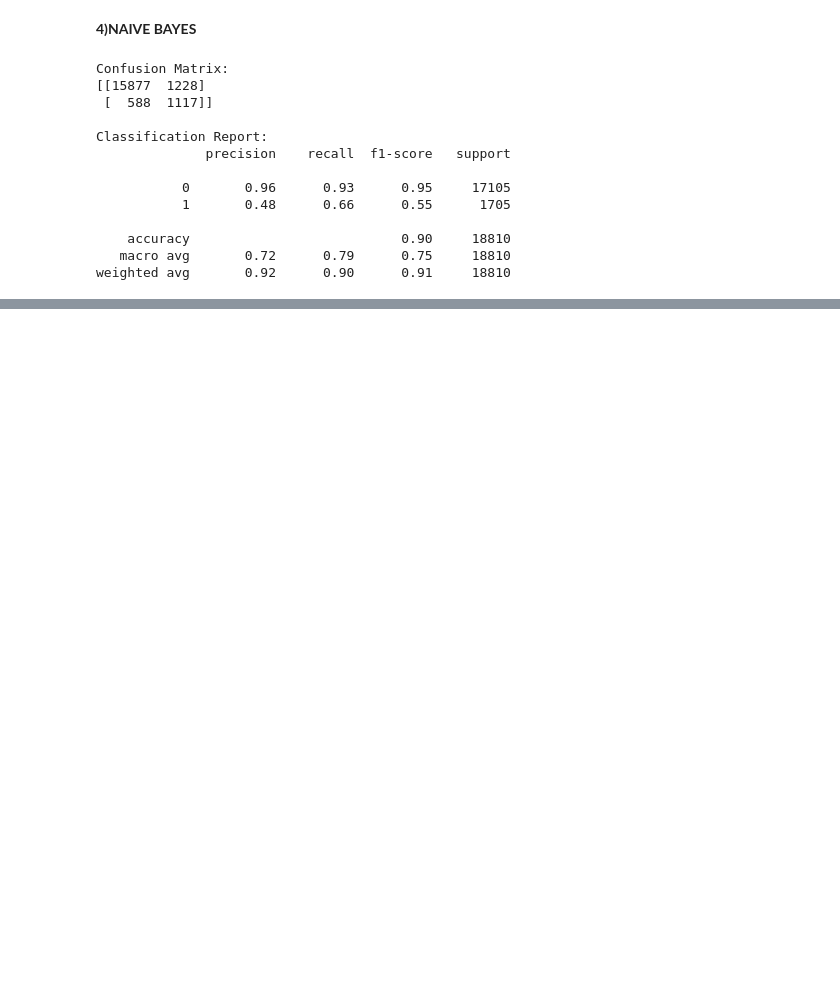
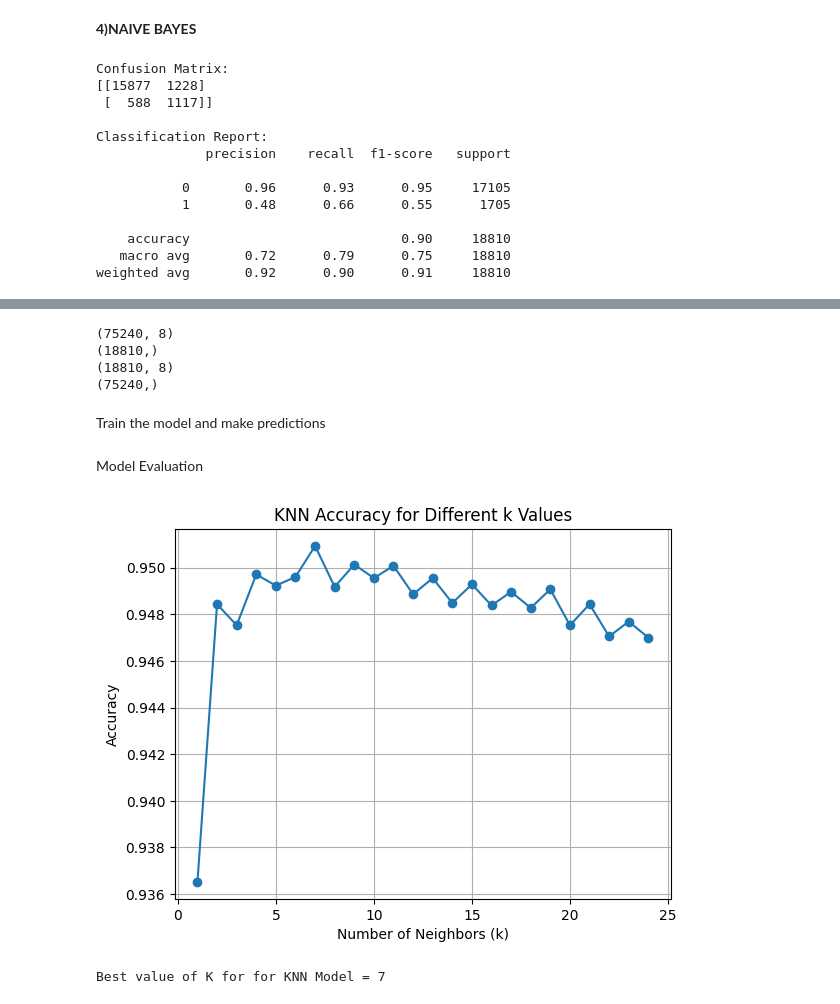
Before and after one commit to alankriti-dubey/DIC-Project, a Jupyter notebook: src/DIC_phase2-checkpoint.ipynb, the cells around one changed output, grey strips where cells are left out. Drawn from its saved outputs; the diff is of its cells as text; code cells hidden in the pictures; blank space fills up the shorter version.

```diff
--- a/src/DIC_phase2-checkpoint.ipynb
+++ b/src/DIC_phase2-checkpoint.ipynb
@@ -357,0 +439,56 @@ plot_decision_boundary(nb_pca_model, X_test_pca, y_test, title='Naive Bayes Deci
+# %%
+X = df[['gender', 'age', 'hypertension', 'heart_disease', 'smoking_encoded', 'bmi', 'HbA1c_level', 'blood_glucose_level']]
+y = df[['diabetes']]
+X_train_knn, X_test_knn, y_train_knn, y_test_knn = train_test_split(X, y.values.ravel(), test_size=0.2, random_state=42)
+# %%
+#print shape of training and testing data
+print(X_train.shape)
+print(y_test.shape)
+print(X_test.shape)
+print(y_train.shape)
+# %% [output]
+(75240, 8)
+(18810,)
+(18810, 8)
+(75240,)
+# %% [markdown]
+Train the model and make predictions
+# %%
+k_values = range(1, 25)
+accuracies = []
+best_k = None
+best_accuracy = 0
+
+for k in k_values:
+    knn = KNeighborsClassifier(n_neighbors=k)
+    # Fit the KNN model for each K
+    knn.fit(X_train_knn, y_train_knn)
+    y_pred_knn = knn.predict(X_test_knn)
+    accuracy = accuracy_score(y_test_knn, y_pred_knn)
+    accuracies.append(accuracy)
+
+    # Check if current accuracy > best accuracy
+    if accuracy > best_accuracy:
+        best_accuracy = accuracy
+        best_k = k  # best k
+
+# Fit the KNN model with the best k
+best_knn = KNeighborsClassifier(n_neighbors=best_k)
+best_knn.fit(X_train_knn, y_train_knn)
+y_pred_best_knn = best_knn.predict(X_test_knn)
+# %% [markdown]
+Model Evaluation
+# %%
+# Plot accuracy for each k value
+plt.plot(k_values, accuracies, marker='o')
+plt.xlabel('Number of Neighbors (k)')
+plt.ylabel('Accuracy')
+plt.title('KNN Accuracy for Different k Values')
+plt.grid(True)
+plt.show()
+
+#print the K value with best accuracy
+print(f'Best value of K for for KNN Model = {best_k}')
+# %% [output]
+[figure, added]
+Best value of K for for KNN Model = 7
```
Also changed, not shown: parts of 37 cells of this notebook.
